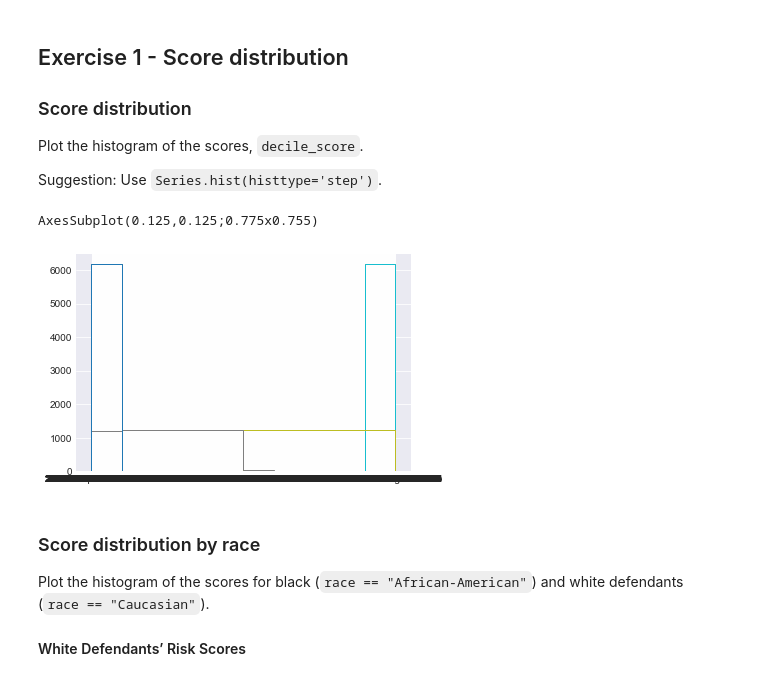
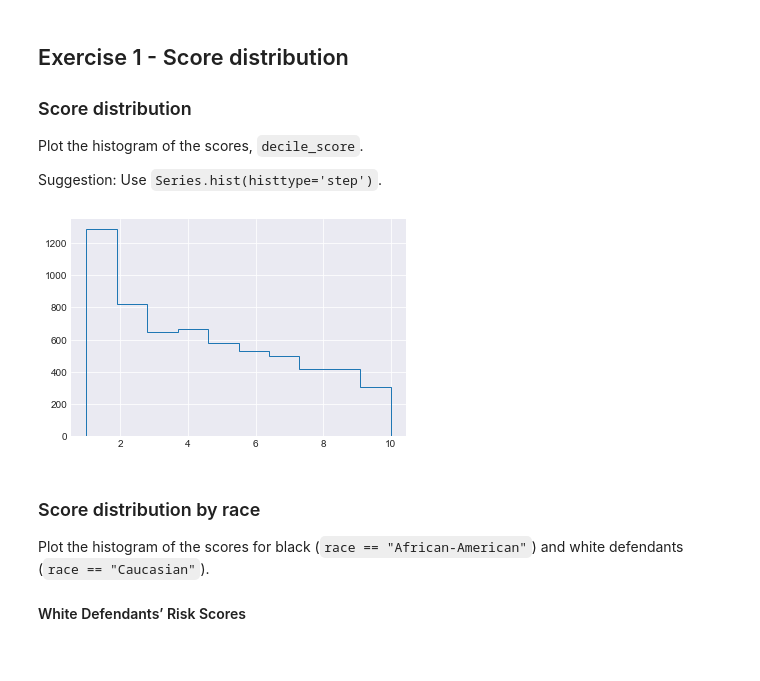
Before and after one commit to valentyna-koshelnyk/Data-Science-Academy, a Jupyter notebook: S01 - Bootcamp and Binary Classification/SLU17 - Ethics and Fairness/Exercise notebook.ipynb, the cells around one changed output. Saved outputs shown, nothing was run; the diff lists cells and outputs as text; code cells hidden in the pictures.

```diff
--- a/S01 - Bootcamp and Binary Classification/SLU17 - Ethics and Fairness/Exercise notebook.ipynb
+++ b/S01 - Bootcamp and Binary Classification/SLU17 - Ethics and Fairness/Exercise notebook.ipynb
@@ -41,10 +50,11 @@ Suggestion: Use `Series.hist(histtype='step')`.
 # %%
 # YOUR CODE HERE
 
-decile_score = pd.Series.hist(data, histtype='step')
+
+
+decile_score = data['decile_score'].hist(histtype='step')
 # %% [output]
-AxesSubplot(0.125,0.125;0.775x0.755)
-[figure, old version]
+[figure, new version]
 # %% [markdown]
 ### Score distribution by race
 
```
Also changed, not shown: parts of 15 cells of this notebook, 2 other files.
